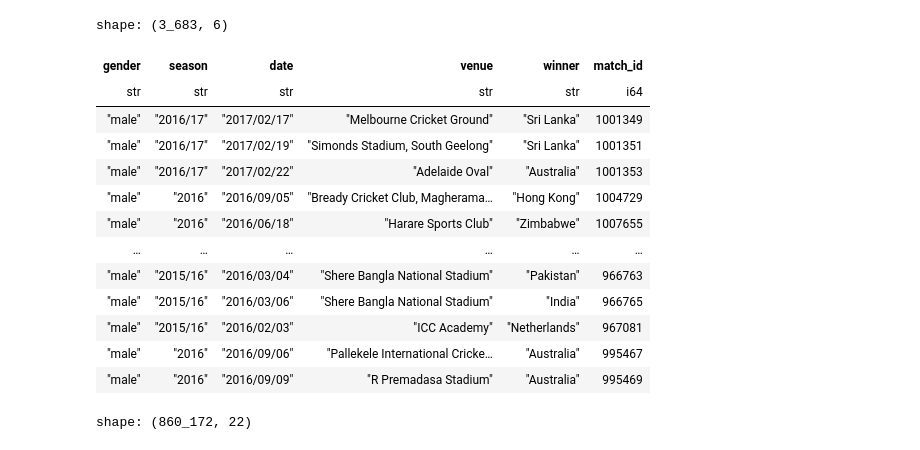
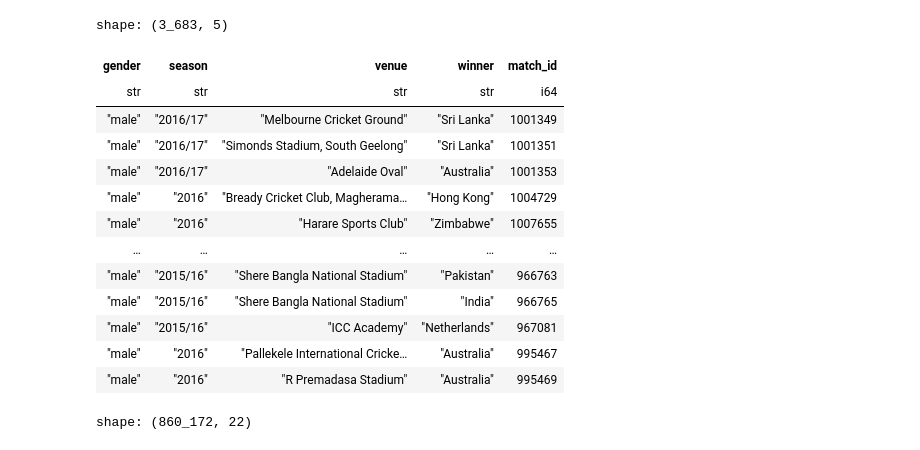
Before and after one commit to Salman-shaik116/localt20, a Jupyter notebook: notebooks/mergers/merger.ipynb, the cells around one changed output. Drawn from its saved outputs; the diff is of its cells as text; code cells hidden in the pictures.

```diff
--- a/notebooks/mergers/merger.ipynb
+++ b/notebooks/mergers/merger.ipynb
@@ -1,6 +1,6 @@
 # %%
 import os
-directory = r'D:\github\localt20\dataInHandNow'
+directory = r'D:\github\localt20\dataInHandNow\afterPreprocessed'
 
 import polars as pl
 matches = pl.read_csv(os.path.join(directory, 'matches.csv'))
@@ -20,23 +20,23 @@ shape: (9, 12)
 | "75%" | null | null | null | null | null | null | null | null | null | null | ... |
 | "max" | "Zimbabwe" | "Zimbabwe" | "male" | "2024/25" | "2024/09/27" | "Zhejiang University of Technol… | "Zagreb" | "Zimbabwe" | "field" | "Zimbabwe" | ... |
 # %%
-matches = matches.drop(['team1','team2','data','city','toss_winner','toss_decision'])
+matches = matches.drop(['team1','team2','date','city','toss_winner','toss_decision'])
 matches
 # %% [output]
-shape: (3_683, 6)
+shape: (3_683, 5)
-| gender | season | date | venue | winner | match_id |
-| str | str | str | str | str | i64 |
-| "male" | "2016/17" | "2017/02/17" | "Melbourne Cricket Ground" | "Sri Lanka" | 1001349 |
-| "male" | "2016/17" | "2017/02/19" | "Simonds Stadium, South Geelong" | "Sri Lanka" | 1001351 |
-| "male" | "2016/17" | "2017/02/22" | "Adelaide Oval" | "Australia" | 1001353 |
-| "male" | "2016" | "2016/09/05" | "Bready Cricket Club, Magherama… | "Hong Kong" | 1004729 |
-| "male" | "2016" | "2016/06/18" | "Harare Sports Club" | "Zimbabwe" | 1007655 |
-| … | … | … | … | … | … |
-| "male" | "2015/16" | "2016/03/04" | "Shere Bangla National Stadium" | "Pakistan" | 966763 |
-| "male" | "2015/16" | "2016/03/06" | "Shere Bangla National Stadium" | "India" | 966765 |
-| "male" | "2015/16" | "2016/02/03" | "ICC Academy" | "Netherlands" | 967081 |
-| "male" | "2016" | "2016/09/06" | "Pallekele International Cricke… | "Australia" | 995467 |
-| "male" | "2016" | "2016/09/09" | "R Premadasa Stadium" | "Australia" | 995469 |
+| gender | season | venue | winner | match_id |
+| str | str | str | str | i64 |
+| "male" | "2016/17" | "Melbourne Cricket Ground" | "Sri Lanka" | 1001349 |
+| "male" | "2016/17" | "Simonds Stadium, South Geelong" | "Sri Lanka" | 1001351 |
+| "male" | "2016/17" | "Adelaide Oval" | "Australia" | 1001353 |
+| "male" | "2016" | "Bready Cricket Club, Magherama… | "Hong Kong" | 1004729 |
+| "male" | "2016" | "Harare Sports Club" | "Zimbabwe" | 1007655 |
+| … | … | … | … | … |
+| "male" | "2015/16" | "Shere Bangla National Stadium" | "Pakistan" | 966763 |
+| "male" | "2015/16" | "Shere Bangla National Stadium" | "India" | 966765 |
+| "male" | "2015/16" | "ICC Academy" | "Netherlands" | 967081 |
+| "male" | "2016" | "Pallekele International Cricke… | "Australia" | 995467 |
+| "male" | "2016" | "R Premadasa Stadium" | "Australia" | 995469 |
 # %%
 deliveries
 # %% [output]
```
Also changed, not shown: parts of 9 cells of this notebook, 37 other files.
